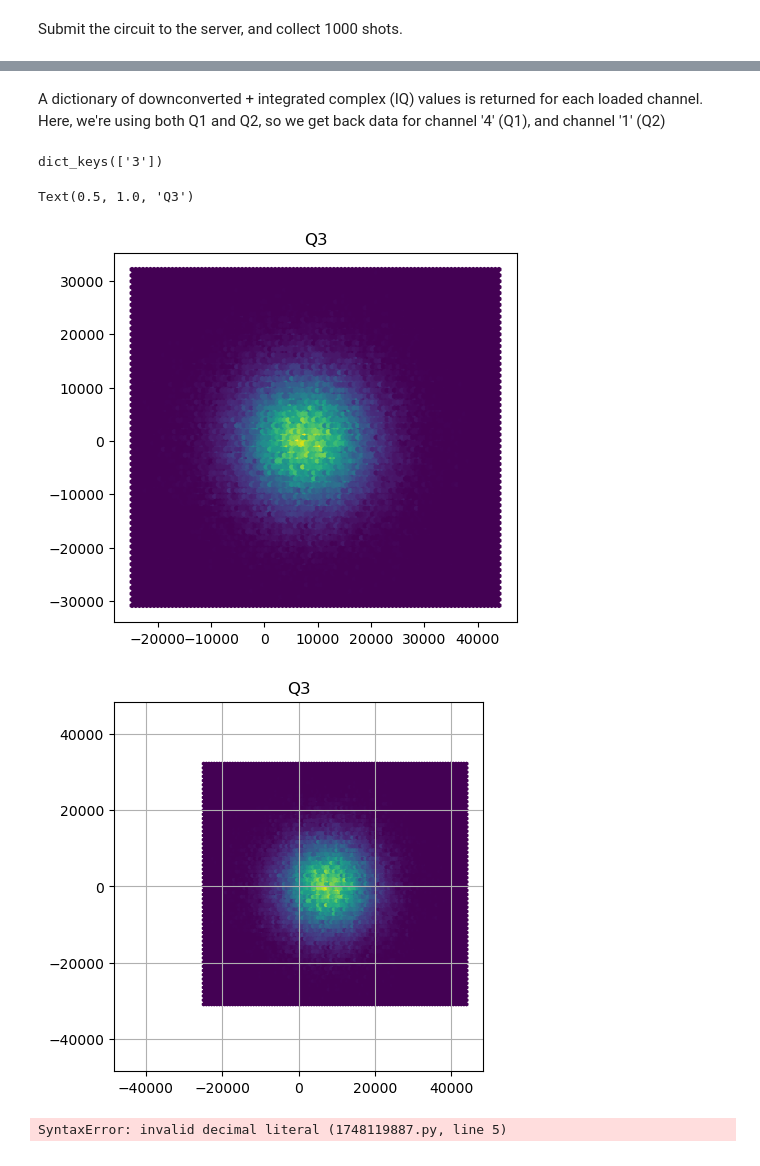
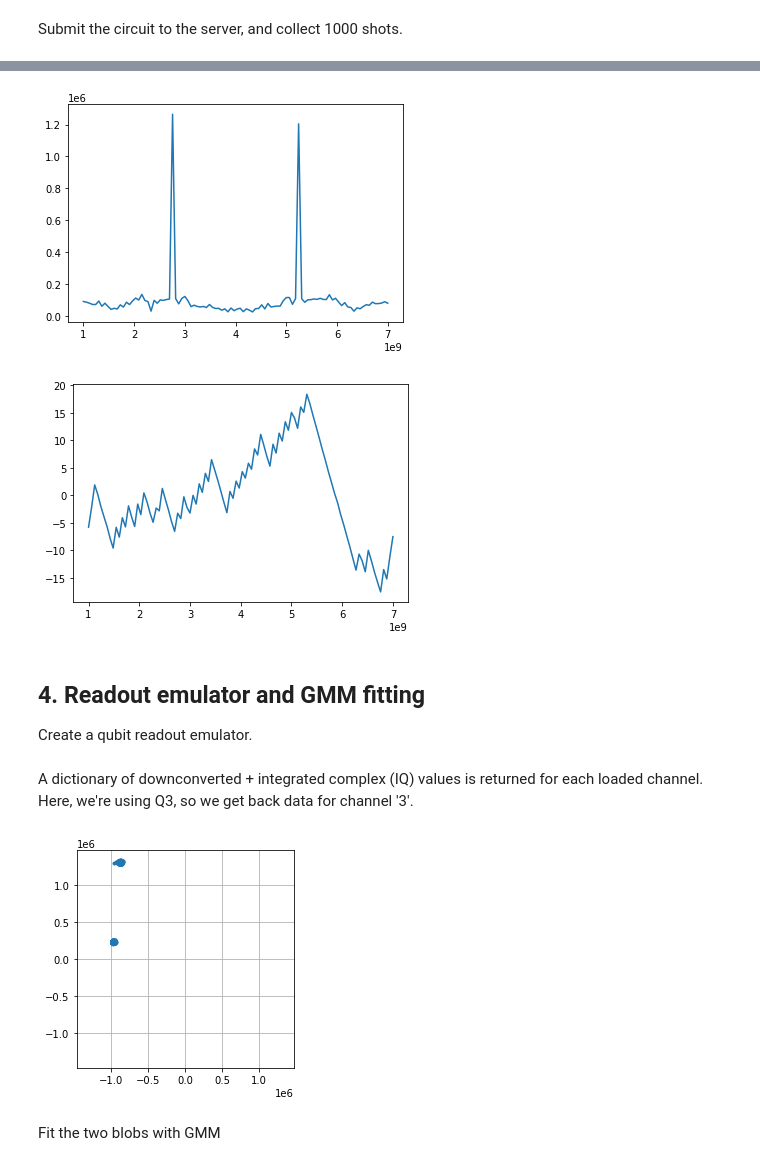
Before and after one commit to lblQubic/qce23tutorial, a Jupyter notebook: Hardware Demo Part 2.ipynb, the cells around one changed output, grey strips where cells are left out. Cells and saved outputs as stored; diff of their text form; code cells hidden in the pictures.

```diff
--- a/Hardware Demo Part 2.ipynb
+++ b/Hardware Demo Part 2.ipynb
@@ -139,0 +161,15 @@ s11 = runner.run_circuit_batch([raw_asm], 100000, delay_per_shot=0)
+# %%
+vna = vn.Vna(0.99, np.linspace(1.0e9, 7.0e9, 100), 10)
+jobman = jm.JobManager(fpga_config, channel_configs, runner, qchip)
+vna.run_and_report(jobman)
+# %%
+plt.plot(vna.freqs, vna.results['amp'])
+plt.show()
+plt.plot(vna.freqs, vna.results['phase'])
+plt.show()
+# %% [output]
+[figure, added]
+[figure, added]
+# %% [markdown]
+## 4. Readout emulator and GMM fitting
+Create a qubit readout emulator.
@@ -140,48 +186,2 @@ s11 = runner.run_circuit_batch([raw_asm], 100000, delay_per_shot=0)
 # %% [markdown]
-A dictionary of downconverted + integrated complex (IQ) values is returned for each loaded channel. Here, we're using both Q1 and Q2, so we get back data for channel '4' (Q1), and channel '1' (Q2)
+A dictionary of downconverted + integrated complex (IQ) values is returned for each loaded channel. Here, we're using Q3, so we get back data for channel '3'.
-# %%
-s11.keys()
-# %% [output]
-dict_keys(['3'])
-# %%
-plt.figure()
-ax1=plt.subplot(111)
-ax1.set_aspect('equal')
-plt.hexbin(s11['3'].real, s11['3'].imag, gridsize=100)
-plt.title('Q3')
-# %% [output]
-Text(0.5, 1.0, 'Q3')
-[figure, removed]
-# %%
-plt.figure()
-ax1=plt.subplot(111)
-ax1.set_aspect('equal')
-plt.hexbin(s11['3'].real, s11['3'].imag, gridsize=100)
-plt.title('Q3')
-lim=max(1.1*max(max(abs(s11['3'].real[0])),max(abs(s11['3'].imag[0]))),0.1)
-ax1.set_xlim([-lim,lim])
-ax1.set_ylim([-lim,lim])
-plt.grid()
-# %% [output]
-[figure, removed]
-# %%
-s=[]
-n=10
-for i in range(n):
-    s11 = runner.run_circuit_batch([raw_asm], 1, delay_per_shot=0)
-    s.append(s11)embedded-picture
-x=[s[i]['3'].real[0][0][0] for i in range(n)]
-y=[s[i]['3'].imag[0][0][0] for i in range(n)]
-#print(x,y)
-
-
-z=np.array(x)+1j*np.array(y)
-amp_mean=np.mean(np.abs(z))
-err=np.max([np.max(z.real)-np.min(z.real),np.max(z.imag)-np.min(z.imag)])
-#print('amp',amp)
-print('amp_mean',amp_mean)
-print('err',err)
-print('err/amp_mean',err/amp_mean)
-plt.plot(x,y,'*')
-# %% [output]
-SyntaxError: invalid decimal literal (1748119887.py, line 5)
@@ -190,0 +188,13 @@ plt.title('Q1')
+# %%
+plt.figure()
+ax1=plt.subplot(111)
+ax1.set_aspect('equal')
+plt.plot(s11['3'].real[0], s11['3'].imag[0], '.')
+lim=max(1.1*max(max(abs(s11['3'].real[0])),max(abs(s11['3'].imag[0]))),0.1)
+ax1.set_xlim([-lim,lim])
+ax1.set_ylim([-lim,lim])
+plt.grid()
+# %% [output]
+[figure, added]
+# %% [markdown]
+Fit the two blobs with GMM
```
Also changed, not shown: parts of 38 cells of this notebook, 1 other file.
